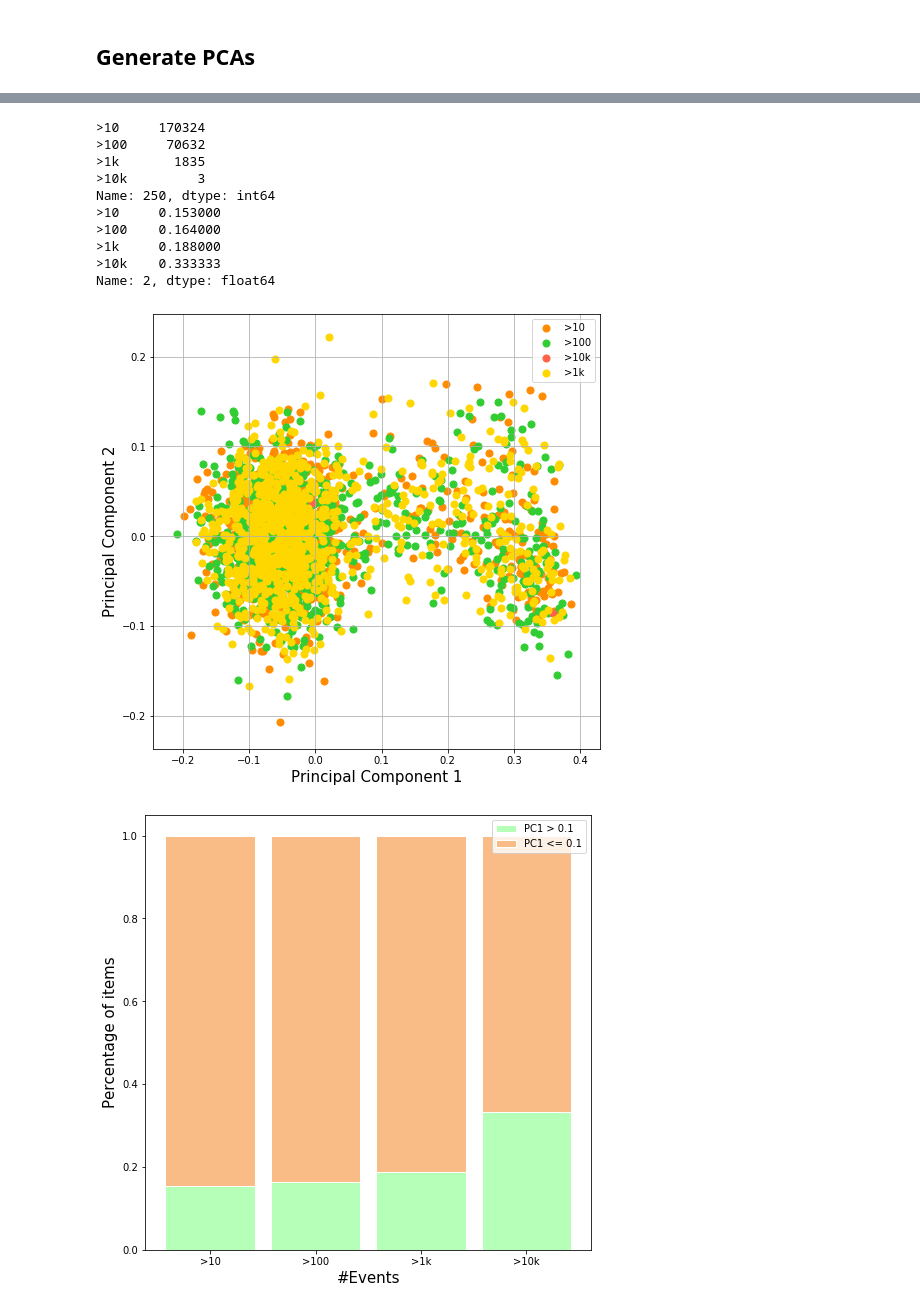
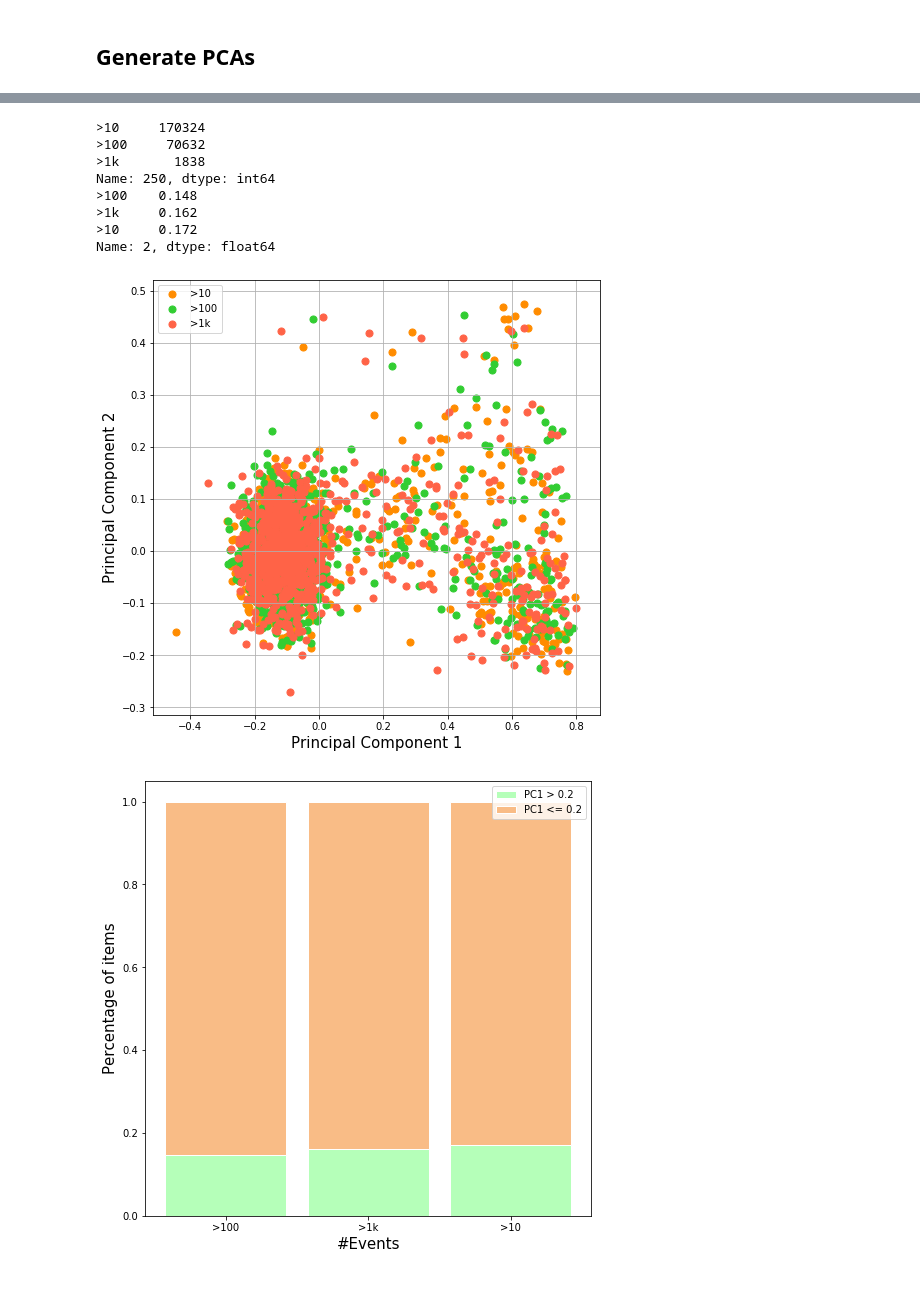
Before and after one commit to muyajil/ethz-msc-thesis, a Jupyter notebook: notebooks/analysis.ipynb, the cells around one changed output, grey strips where cells are left out. Saved outputs shown, nothing was run; the diff lists cells and outputs as text; code cells hidden in the pictures.

```diff
--- a/notebooks/analysis.ipynb
+++ b/notebooks/analysis.ipynb
@@ -18,0 +21,19 @@ from mpl_toolkits.mplot3d import axes3d, Axes3D
+# %%
+dataset = 'micro_dataset'
+data_prefix = f'gs://ma-muy/03_datasets/{dataset}/01_complete'
+file_paths = file.get_paths_with_prefix(data_prefix)
+gcs_client = gcs_utils.get_client('machinelearning-prod', None)
+
+events_per_user = dict()
+
+for file_path in file_paths:
+    print('=', end='')
+    sessions_by_user = dict_ops.load_dict(file_path, gcs_client=gcs_client)
+    for user in sessions_by_user:
+        num_events = 0
+        for session in sessions_by_user[user]:
+            num_events += len(sessions_by_user[user][session]['Events'])
+        if num_events < 20000:
+            events_per_user[user] = num_events
+
+dict_ops.save_dict(f'gs://ma-muy/03_datasets/{dataset}/08_events_per_user.json', events_per_user)
@@ -31,6 +54,9 @@ stats_strings = dict()
 for dataset in dataset_names:
     stats_path = f"gs://ma-muy/03_datasets/{dataset}_dataset/03_dataset_stats.json"
     dataset_stats = dict_ops.load_dict(stats_path)
+    events_per_user = dict_ops.load_dict(f'gs://ma-muy/03_datasets/{dataset}_dataset/08_events_per_user.json')
+    dataset_stats['mean_events_per_user'] = np.mean(list(events_per_user.values()))
+    dataset_stats['std_events_per_user'] = np.std(list(events_per_user.values()))
     stats_strings[dataset] = []
     stats_strings[dataset].append(get_grouped_number(str(dataset_stats['num_users'])))
     stats_strings[dataset].append(get_grouped_number(str(dataset_stats['num_products'])))
@@ -39,10 +65,11 @@ for dataset in dataset_names:
     stats_strings[dataset].append(get_mean_std_string('sessions_per_user', dataset_stats))
     stats_strings[dataset].append(get_mean_std_string('events_per_product', dataset_stats))
     stats_strings[dataset].append(get_mean_std_string('events_per_session', dataset_stats))
+    stats_strings[dataset].append(get_mean_std_string('events_per_user', dataset_stats))
 
 headers = ['Property', 'MINI Dataset', 'MIDI Dataset', 'MAXI Dataset']
-property_names = ['\\#Users', '\\#Products', '\\#Events', '\\#Sessions', '\\#Sessions per User', '\\#Events per Product', '\\#Events per Session']
-print(' & '.join(headers) + ' \\\\ \\hline')
+property_names = ['\\#Users', '\\#Products', '\\#Events', '\\#Sessions', '\\#Sessions per User', '\\#Events per Product', '\\#Events per Session', '\\#Events per User']
+print(' & '.join(headers) + ' \\\\')
 for a, b, c, d in zip(property_names, stats_strings['micro'], stats_strings['midi'], stats_strings['maxi']):
-    print(f"{a} & {b} & {c} & {d} \\\\ \\hline")
+    print(f"{a} & {b} & {c} & {d} \\\\")
 # %% [output]
@@ -143,7 +151,7 @@ def compute_pca(freq_dict, embedding_dict, kernel=None):
         if item_id in events_per_item:
             row = embeddings[item_id]
             embedding_size = len(row)
-            if events_per_item[item_id] > 10000:
+            if events_per_item[item_id] > 10000 and 'user' not in freq_dict:
                 row.append('>10k')
             elif events_per_item[item_id] > 1000:
                 row.append('>1k')
@@ -238,17 +246,15 @@ Name: 2, dtype: float64
 # %%
-pca_df, data_df = compute_pca('events_per_user.json', 'user_embeddings.json', 'sigmoid')
+pca_df, data_df = compute_pca('events_per_user.json', 'user_embeddings.json', 'cosine')
 scatter_plot_pca(pca_df, 'users_pca.png')
-bar_plot_separated(pca_df, 0.1, 'users_pca_groups.png', '>')
+bar_plot_separated(pca_df, 0.2, 'users_pca_groups.png', '>')
 # %% [output]
 >10     170324
 >100     70632
->1k       1835
->10k         3
+>1k       1838
 Name: 250, dtype: int64
->10     0.153000
->100    0.164000
->1k     0.188000
->10k    0.333333
+>100    0.148
+>1k     0.162
+>10     0.172
 Name: 2, dtype: float64
-[figure, old version]
+[figure, new version]
-[figure, old version]
+[figure, new version]
```
Also changed, not shown: parts of 9 cells of this notebook, 11 other files.
